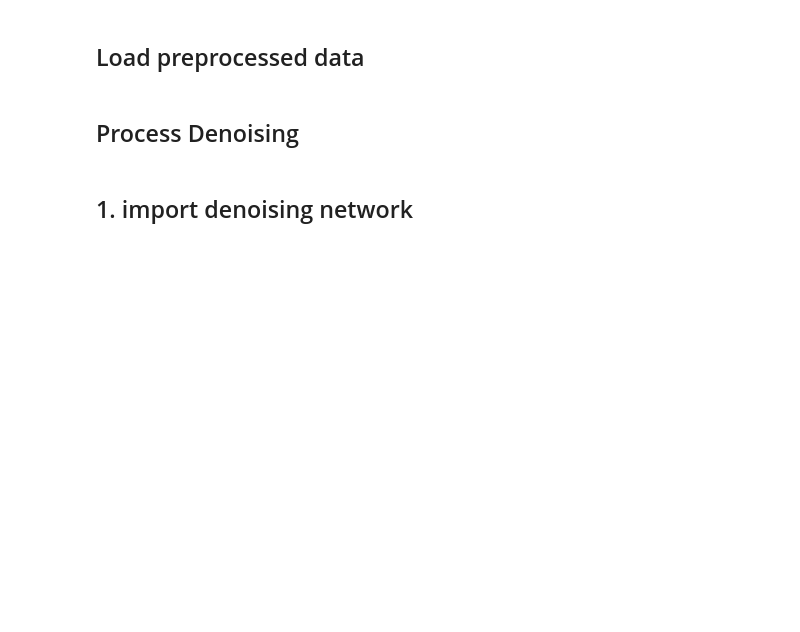
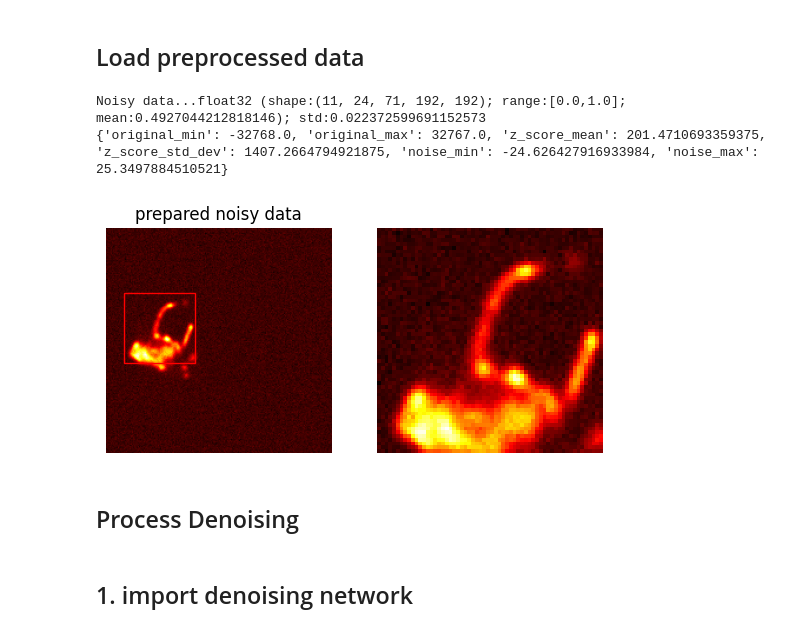
Before and after one commit to yoko19191/cardiac-dynamic-pet-denoising, a Jupyter notebook: 2_noise-as-clean.ipynb, the cells around one changed output. Saved outputs shown, nothing was run; the diff lists cells and outputs as text; code cells hidden in the pictures; blank space fills up the shorter version.

```diff
--- a/2_noise-as-clean.ipynb
+++ b/2_noise-as-clean.ipynb
@@ -48,15 +50,19 @@ print(f"device: {device}")
 ## Load preprocessed data
 # %%
 # load noisy data
-with h5py.File('./dataset/preprocessed/PT_20p 150_120 OSEM_real_0.00_batch.h5', 'r') as f:
+with h5py.File('./dataset/preprocessed/PT_20p 150_120 OSEM_gaussian_0.50_batch.h5', 'r') as f:
     noisy_data = f['dataset'][...]
     restore_info = json.loads(f['restore_info'][()])
 
 print(f"Noisy data...{noisy_data.dtype} (shape:{noisy_data.shape}; range:[{np.min(noisy_data)},{np.max(noisy_data)}]; mean:{np.mean(noisy_data)}); std:{np.std(noisy_data)}")
 
 print(restore_info)
 
 display_image_in_detail(noisy_data[0, 11, 38], title="prepared noisy data")
+# %% [output]
+Noisy data...float32 (shape:(11, 24, 71, 192, 192); range:[0.0,1.0]; mean:0.4927044212818146); std:0.022372599691152573
+{'original_min': -32768.0, 'original_max': 32767.0, 'z_score_mean': 201.4710693359375, 'z_score_std_dev': 1407.2664794921875, 'noise_min': -24.626427916933984, 'noise_max': 25.3497884510521}
+[figure, added]
 # %% [markdown]
 ## Process Denoising
 # %% [markdown]
```
Also changed, not shown: parts of 12 cells of this notebook, 4 other files.
